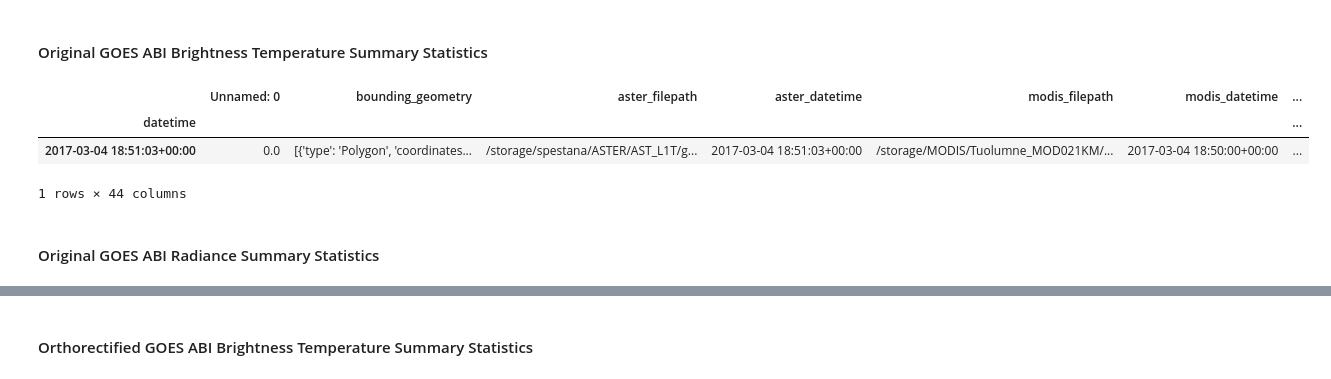
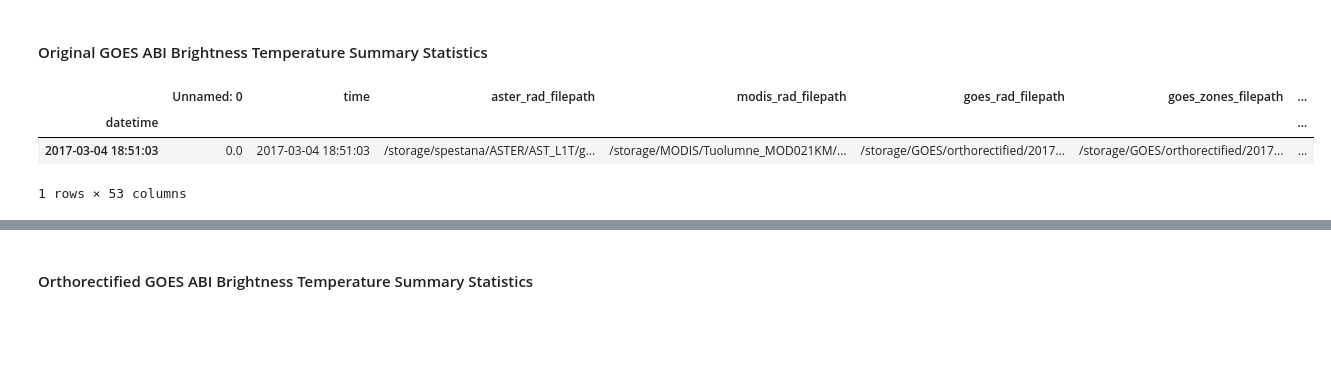
Before and after one commit to spestana/goes-cues, a Jupyter notebook: summary_stats.ipynb, the cells around one changed output, grey strips where cells are left out. Drawn from its saved outputs; the diff is of its cells as text; code cells hidden in the pictures; blank space fills up the shorter version.

Commit message:
Update summary status to have both subpixel and aggregated stats

```diff
--- a/summary_stats.ipynb
+++ b/summary_stats.ipynb
@@ -30,30 +30,27 @@ def format_date_ax(ax):
 # %%
 # open csv file with summary stats
 df_original_tb = pd.read_csv('goes_modis_aster_original_tb_summary_stats.csv')
 # set datetime to aster_datetime
-df_original_tb['datetime'] = pd.to_datetime(df_original_tb.aster_datetime.copy())
+df_original_tb['datetime'] = pd.to_datetime(df_original_tb.time.copy())
 # uset this as the index
 df_original_tb.set_index('datetime', inplace=True)
 
 # add an R-squared column for each diff
 df_original_tb['ast_mod_r2_value'] = df_original_tb.ast_mod_r_value.copy()**2
 df_original_tb['ast_goes_r2_value'] = df_original_tb.ast_goes_r_value.copy()**2
-df_original_tb['mod_goes_r2_value'] = df_original_tb.mod_goes_r_value.copy()**2
 
 # filter out anything with Number of Pixels < 45000
 
 df_original_tb = df_original_tb.where(df_original_tb.ast_mod_n >= 45000)
 
 # preview
 df_original_tb.head(1)
 # %% [output]
-|  | Unnamed: 0 | bounding_geometry | aster_filepath | aster_datetime | modis_filepath | modis_datetime | ... |
+|  | Unnamed: 0 | time | aster_rad_filepath | modis_rad_filepath | goes_rad_filepath | goes_zones_filepath | ... |
 | datetime |  |  |  |  |  |  | ... |
-| 2017-03-04 18:51:03+00:00 | 0.0 | [{'type': 'Polygon', 'coordinates... | /storage/spestana/ASTER/AST_L1T/g... | 2017-03-04 18:51:03+00:00 | /storage/MODIS/Tuolumne_MOD021KM/... | 2017-03-04 18:50:00+00:00 | ... |
+| 2017-03-04 18:51:03 | 0.0 | 2017-03-04 18:51:03 | /storage/spestana/ASTER/AST_L1T/g... | /storage/MODIS/Tuolumne_MOD021KM/... | /storage/GOES/orthorectified/2017... | /storage/GOES/orthorectified/2017... | ... |
-1 rows × 44 columns
+1 rows × 53 columns
 # %%
 drop_idx_list = [df_original_tb.index[i] for i in [0, 1, 4, 8, 10, 12, 16, 18, 22, 23, 25, 26, 27, 34, 36, 42, 43]]
 # %%
 df_original_tb.drop(drop_idx_list, inplace=True)
-# %% [markdown]
-#### Original GOES ABI Radiance Summary Statistics
```
Also changed, not shown: parts of 9 cells of this notebook, 1 other file.
